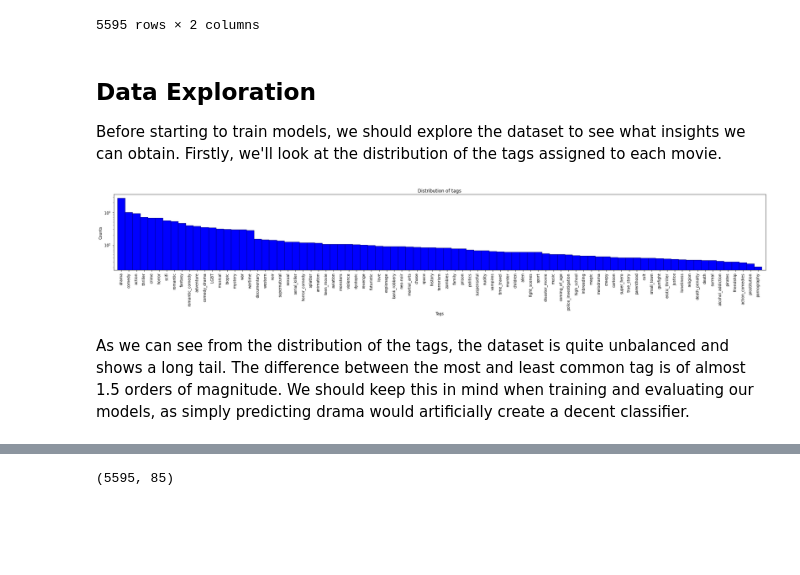
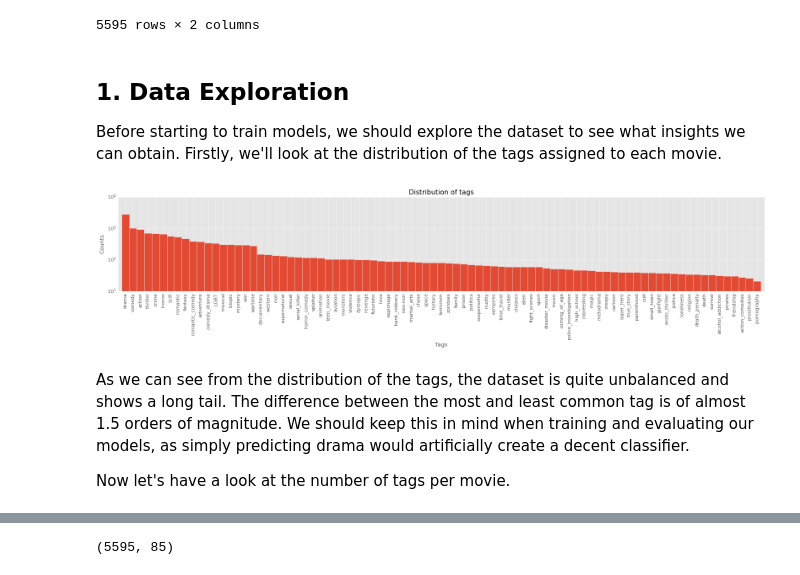
Before and after one commit to sancholp/nlp_movie_project, a Jupyter notebook: movie_synopsis.ipynb, the cells around one changed output, grey strips where cells are left out. Drawn from its saved outputs; the diff is of its cells as text; code cells hidden in the pictures; blank space fills up the shorter version.

```diff
--- a/movie_synopsis.ipynb
+++ b/movie_synopsis.ipynb
@@ -13,5 +11,7 @@ import pandas as pd
 import numpy as np
 import matplotlib.pyplot as plt
 import ast
+
+plt.style.use('ggplot')
 # %%
 raw_data = pd.read_csv("movie_plots.csv", sep=',', header=0, usecols=[2,3])
@@ -55,28 +54,30 @@ raw_data
 | 5594 | [documentary] | With more board configurations th... |
 5595 rows × 2 columns
 # %% [markdown]
-## Data Exploration
+## 1. Data Exploration
 
 Before starting to train models, we should explore the dataset to see what insights we can obtain. Firstly, we'll look at the distribution of the tags assigned to each movie.
 # %%
 # Get total counts of each tag
 tag_counts = pd.DataFrame({'tags': pd.Series([tag for tags in raw_data["tags"] for tag in tags])}).apply(pd.value_counts)
 
 # Plot tag distribution
 tag_names = tag_counts.index.values.tolist()
 tag_counts = tag_counts.values[:,0].tolist()
 
-fig = plt.figure(figsize=(25,5))
+fig = plt.figure(figsize=(20,5))
 plt.title('Distribution of tags')
 plt.xlabel('Tags')
 plt.ylabel('Counts')
 plt.xlim([-1, len(tag_names)])
-plt.bar(tag_names, tag_counts, width=1, color='b', edgecolor='navy')
+plt.bar(tag_names, tag_counts, width=1)#, color='b', edgecolor='navy')
 plt.yscale('log')
 plt.xticks(rotation='vertical')
 plt.tight_layout()
 plt.show()
 # %% [output]
-[figure, old version]
+[figure, new version]
 # %% [markdown]
 As we can see from the distribution of the tags, the dataset is quite unbalanced and shows a long tail. The difference between the most and least common tag is of almost 1.5 orders of magnitude. We should keep this in mind when training and evaluating our models, as simply predicting drama would artificially create a decent classifier.
+
+Now let's have a look at the number of tags per movie.
```
Also changed, not shown: parts of 13 cells of this notebook.
